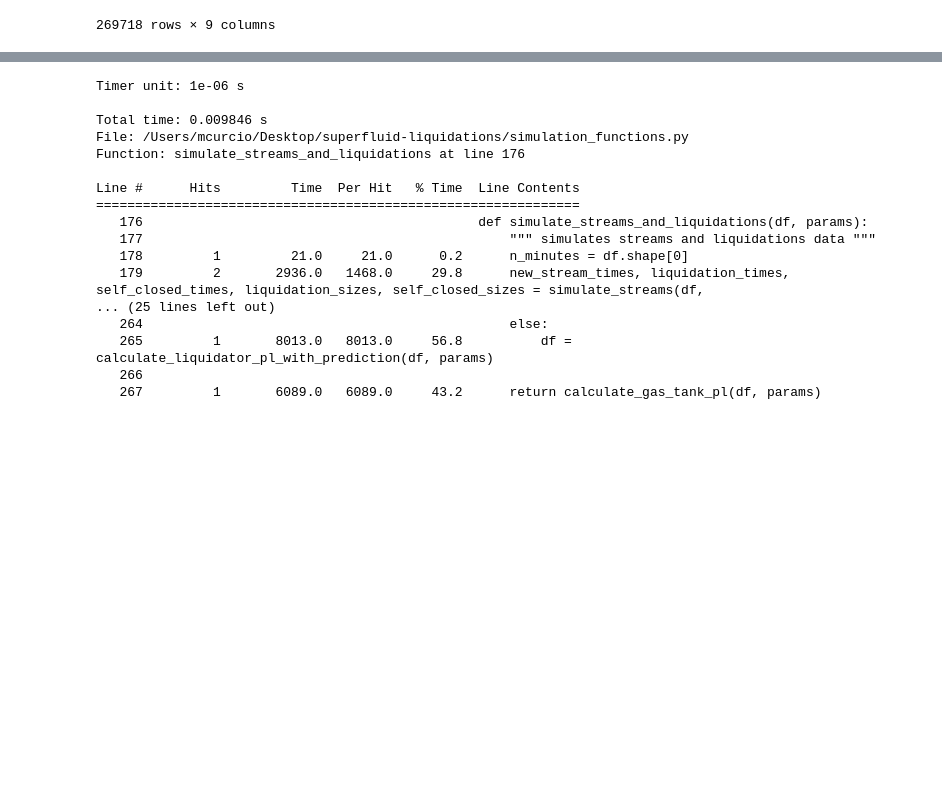
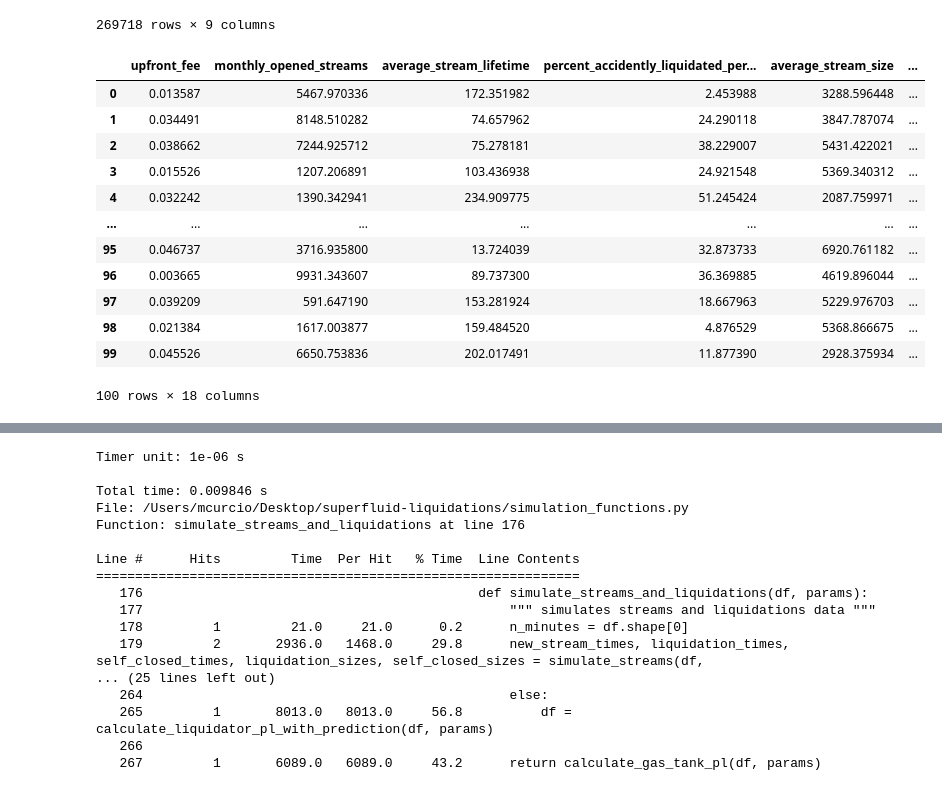
Before and after one commit to mcurcio5/superfluid-liquidations, a Jupyter notebook: test.ipynb, the cells around one changed output, grey strips where cells are left out. Drawn from its saved outputs; the diff is of its cells as text; code cells hidden in the pictures; blank space fills up the shorter version.

```diff
--- a/test.ipynb
+++ b/test.ipynb
@@ -65,0 +60,18 @@ df = calculate_pl(df, params)
+# %%
+d = simulate_and_calculate_n_times(df, 100)
+# %%
+d
+# %% [output]
+|  | upfront_fee | monthly_opened_streams | average_stream_lifetime | percent_accidently_liquidated_per... | average_stream_size | ... |
+| 0 | 0.013587 | 5467.970336 | 172.351982 | 2.453988 | 3288.596448 | ... |
+| 1 | 0.034491 | 8148.510282 | 74.657962 | 24.290118 | 3847.787074 | ... |
+| 2 | 0.038662 | 7244.925712 | 75.278181 | 38.229007 | 5431.422021 | ... |
+| 3 | 0.015526 | 1207.206891 | 103.436938 | 24.921548 | 5369.340312 | ... |
+| 4 | 0.032242 | 1390.342941 | 234.909775 | 51.245424 | 2087.759971 | ... |
+| ... | ... | ... | ... | ... | ... | ... |
+| 95 | 0.046737 | 3716.935800 | 13.724039 | 32.873733 | 6920.761182 | ... |
+| 96 | 0.003665 | 9931.343607 | 89.737300 | 36.369885 | 4619.896044 | ... |
+| 97 | 0.039209 | 591.647190 | 153.281924 | 18.667963 | 5229.976703 | ... |
+| 98 | 0.021384 | 1617.003877 | 159.484520 | 4.876529 | 5368.866675 | ... |
+| 99 | 0.045526 | 6650.753836 | 202.017491 | 11.877390 | 2928.375934 | ... |
+100 rows × 18 columns
```
Also changed, not shown: parts of 8 cells of this notebook, 2 other files.
